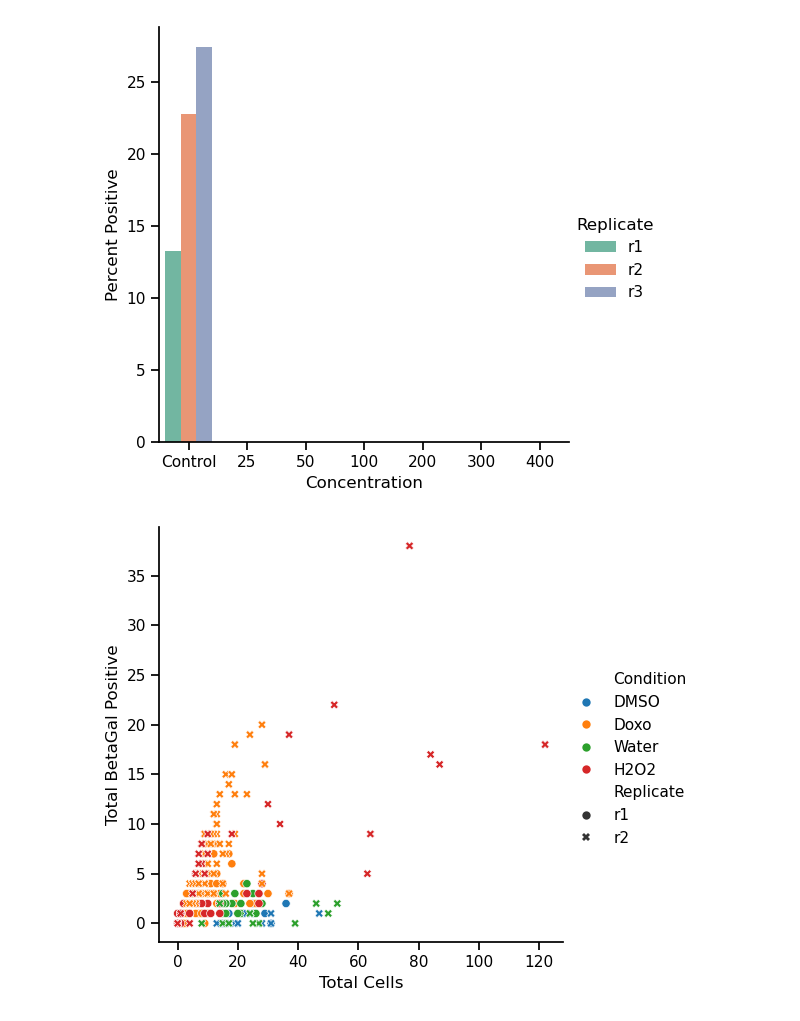
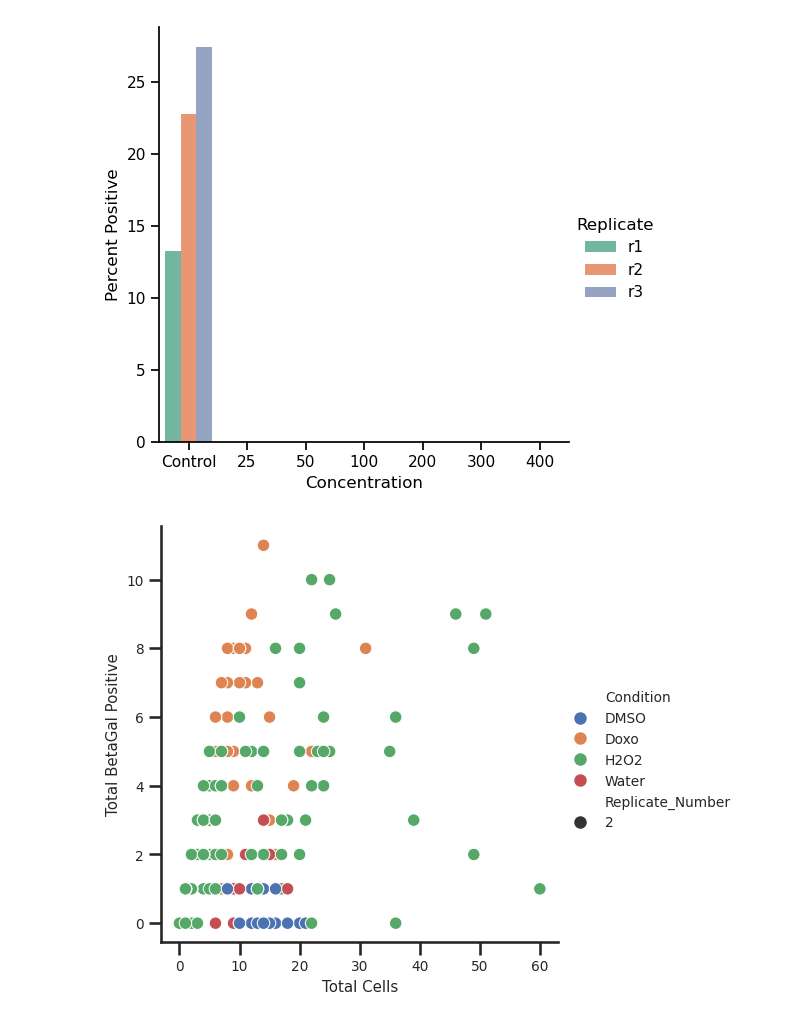
Before and after one commit to allielas/HTP_fibroblasts_mitolyso, a Jupyter notebook: BetaGal.ipynb, the cells around one changed output. Drawn from its saved outputs; the diff is of its cells as text; code cells hidden in the pictures.

Commit message:
Betagal graphs yay

```diff
--- a/BetaGal.ipynb
+++ b/BetaGal.ipynb
@@ -70,7 +58,7 @@ display(pass_df)
 # %%
 # Load the CSV files into a pandas DataFrame
 import os, glob
-data_folder = '/Users/allielas/Desktop/Active Projects/Image Analysis/BetaGalData'
+data_folder = '/mnt/bigdisk1/AllieSpangaro/Senesence_Classification/Results/'#/Users/allielas/Desktop/Active Projects/Image Analysis/BetaGalData'
 csvs = os.path.join(data_folder, '*.csv')
 reps = []
 
@@ -340,8 +583,8 @@ plt.show()
 [figure]
 [figure]
 # %%
-sns.relplot(data=df, x="Total Cells", y="Total BetaGal Positive", hue = "Condition", style ="Replicate", kind = "scatter")
+sns.relplot(data=df, x="Total Cells", y="Total BetaGal Positive", hue = "Condition", style ="Replicate_Number", kind = "scatter")
 plt.show()
 # %% [output]
-[figure, old version]
+[figure, new version]
 # %%
```
Also changed, not shown: parts of 12 cells of this notebook, 4 other files.
